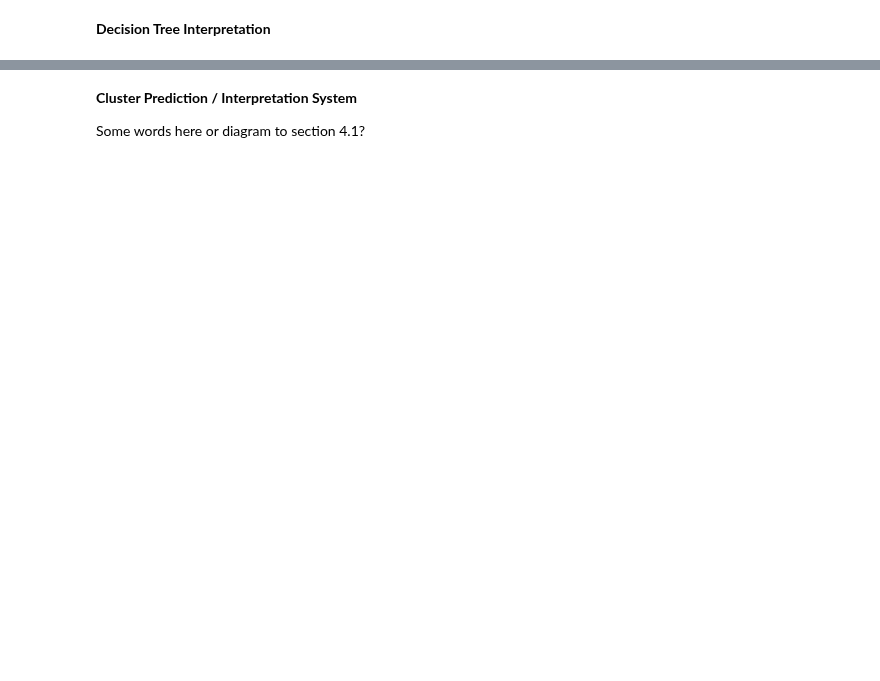
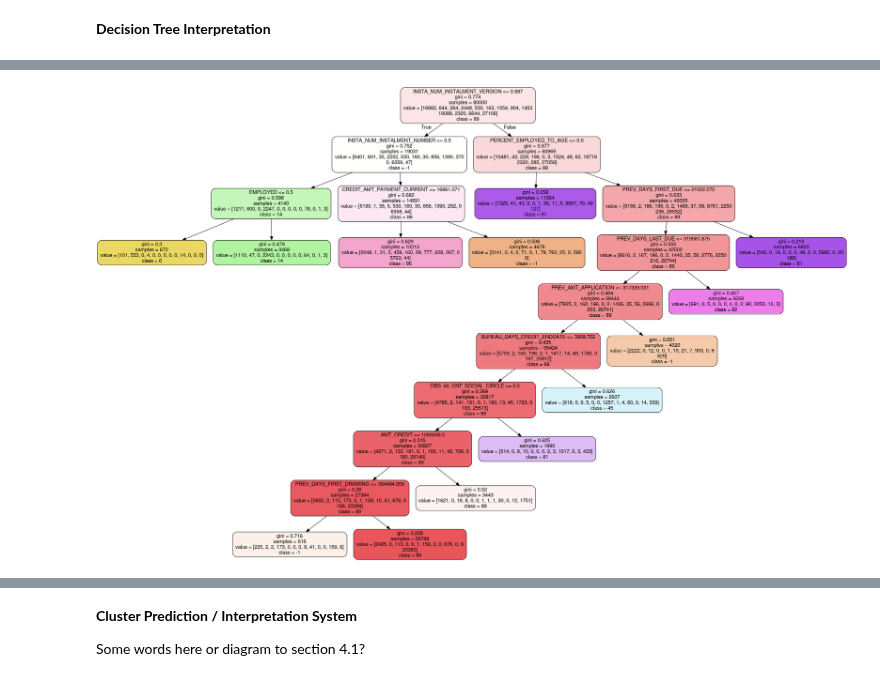
Before and after one commit to sjmiller8182/home-credit-default-risk, a Jupyter notebook: notebooks/Lab3_CRISP-DM.ipynb, the cells around one changed output, grey strips where cells are left out. Cells and saved outputs as stored; diff of their text form; code cells hidden in the pictures; blank space fills up the shorter version.

```diff
--- a/notebooks/Lab3_CRISP-DM.ipynb
+++ b/notebooks/Lab3_CRISP-DM.ipynb
@@ -1106,0 +1132,12 @@ dtc.fit(data_untransformed_sampled[top_50_features].iloc[ : , : ],
+# %%
+number_of_instances = data_untransformed_sampled.shape[0]
+
+dtc = DecisionTreeClassifier(random_state=42)
+
+dtc.fit(data_untransformed_sampled[import_features[:50]].iloc[ : , : ],
+        sampled['labels'][ : ])
+
+preds = dtc.predict(data_untransformed_sampled[import_features[:50]].iloc[ : , : ])
+
+pd.crosstab(pd.Series(sampled['labels'].values[50000 : ], name = 'True Label'),
+            pd.Series(preds, name = 'Predicted Label'))
@@ -1107,13 +1160,15 @@ dtc.fit(data_untransformed_sampled[top_50_features].iloc[ : , : ],
 # %%
-preds = dtc.predict(data_untransformed_sampled[top_50_features].iloc[ : , : ])
-
-# need to update this to use pydotplus
-
 # Creates dot file named tree.dot
 export_graphviz(
             dtc,
             out_file =  "./myTreeName.dot",
-            feature_names = list(data_untransformed_sampled[top_50_features].columns),
+            feature_names = list(data_untransformed_sampled[import_features[:50]].columns),
             class_names = dtc.classes_.astype(str),
             filled = True,
             rounded = True)
+
+graphic = pydotplus.graph_from_dot_file('./myTreeName.dot')
+graphic.write_png('png2.png')
+Image('png2.png')
+# %% [output]
+[figure, added]
```
Also changed, not shown: parts of 10 cells of this notebook.
